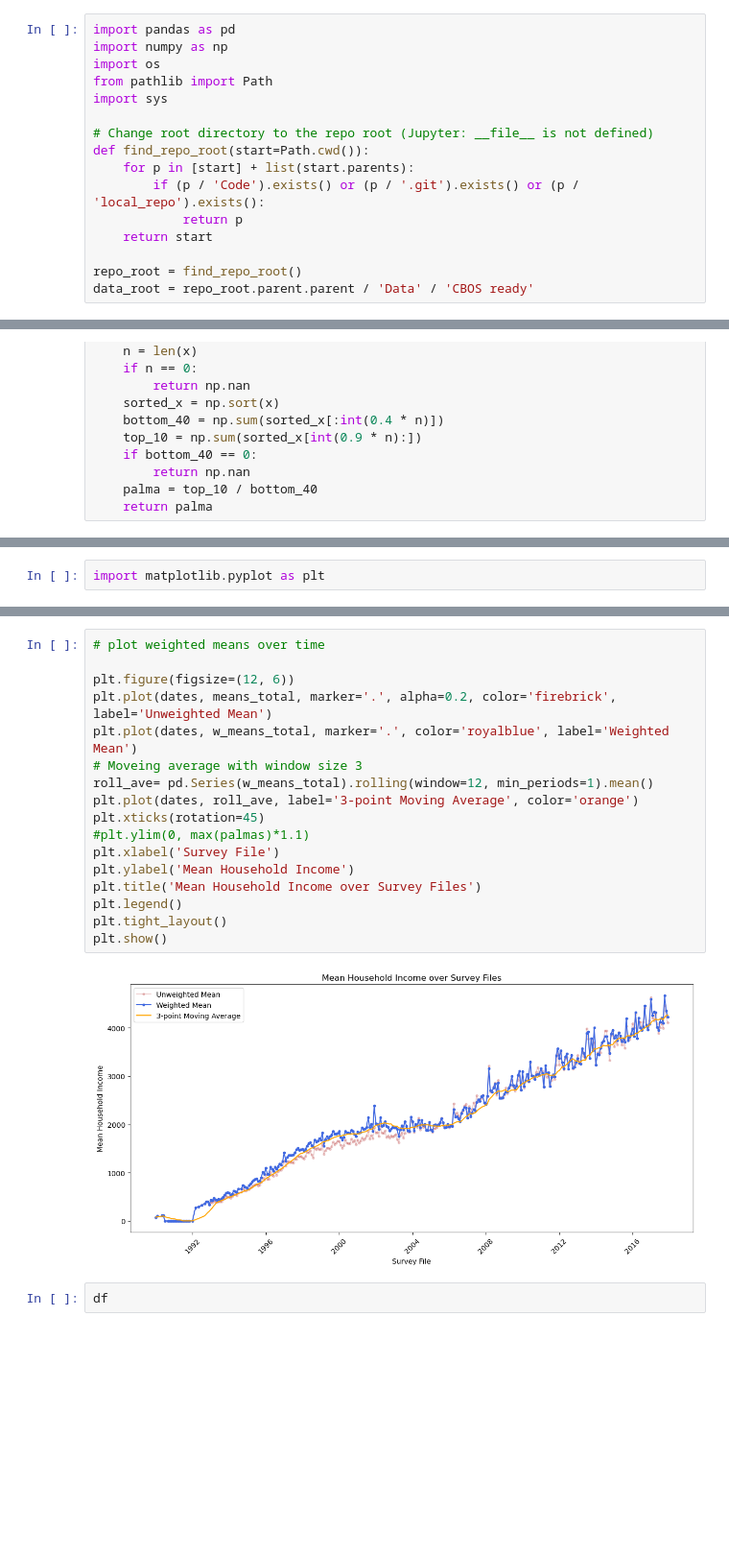
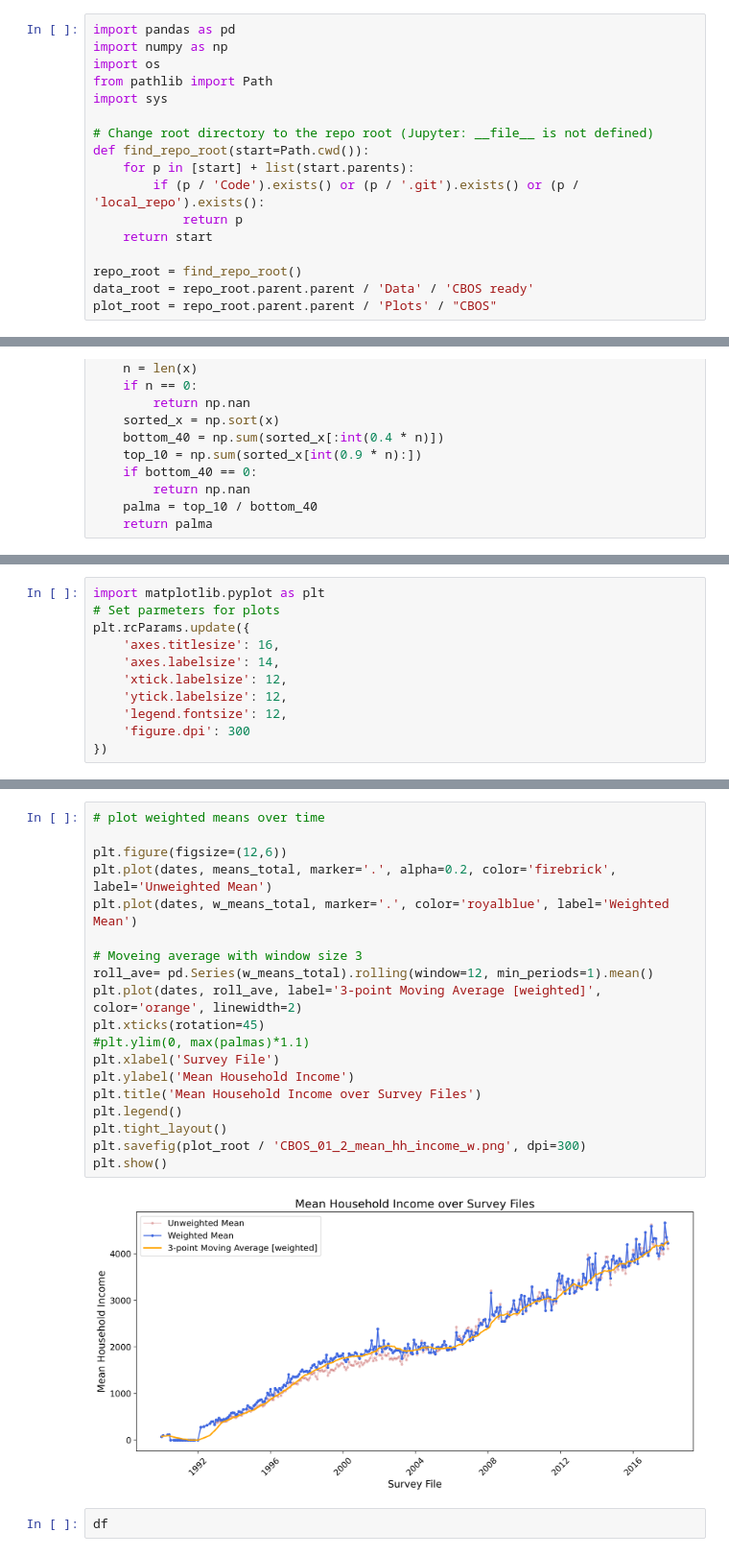
Before and after one commit to jendrkk/LRDWI-Paper, a Jupyter notebook: Code/analysis/01_basic_analysis.ipynb, the cells around one changed output, grey strips where cells are left out. Shown at 96% size. Saved outputs shown, nothing was run; the diff lists cells and outputs as text; blank space fills up the shorter version.

```diff
--- a/Code/analysis/01_basic_analysis.ipynb
+++ b/Code/analysis/01_basic_analysis.ipynb
@@ -14,6 +14,7 @@ def find_repo_root(start=Path.cwd()):
 
 repo_root = find_repo_root()
 data_root = repo_root.parent.parent / 'Data' / 'CBOS ready'
+plot_root = repo_root.parent.parent / 'Plots' / "CBOS"
 # %%
 # Load cleaned data
 df = pd.read_csv(data_root / 'CBOS_data_cleaned.csv')
@@ -125,6 +126,15 @@ Mean income_hh for CBOS_330_11_2017.sav: 1618.377981651376
 Mean income_hh for CBOS_331_12_2017.sav: 1670.2996031746031
 # %%
 import matplotlib.pyplot as plt
+# Set parmeters for plots
+plt.rcParams.update({
+    'axes.titlesize': 16,
+    'axes.labelsize': 14,
+    'xtick.labelsize': 12,
+    'ytick.labelsize': 12,
+    'legend.fontsize': 12,
+    'figure.dpi': 300
+})
 # %%
 # plot means over time
 
@@ -145,22 +157,24 @@ plt.show()
 # %%
 # plot weighted means over time
 
-plt.figure(figsize=(12, 6))
+plt.figure(figsize=(12,6))
 plt.plot(dates, means_total, marker='.', alpha=0.2, color='firebrick', label='Unweighted Mean')
 plt.plot(dates, w_means_total, marker='.', color='royalblue', label='Weighted Mean')
+
 # Moveing average with window size 3
 roll_ave= pd.Series(w_means_total).rolling(window=12, min_periods=1).mean()
-plt.plot(dates, roll_ave, label='3-point Moving Average', color='orange')
+plt.plot(dates, roll_ave, label='3-point Moving Average [weighted]', color='orange', linewidth=2)
 plt.xticks(rotation=45)
 #plt.ylim(0, max(palmas)*1.1)
 plt.xlabel('Survey File')
 plt.ylabel('Mean Household Income')
 plt.title('Mean Household Income over Survey Files')
 plt.legend()
 plt.tight_layout()
+plt.savefig(plot_root / 'CBOS_01_2_mean_hh_income_w.png', dpi=300)
 plt.show()
 # %% [output]
-[figure, old version]
+[figure, new version]
 # %%
 df
 # %% [output]
```
Also changed, not shown: parts of 4 cells of this notebook, 23 other files.
